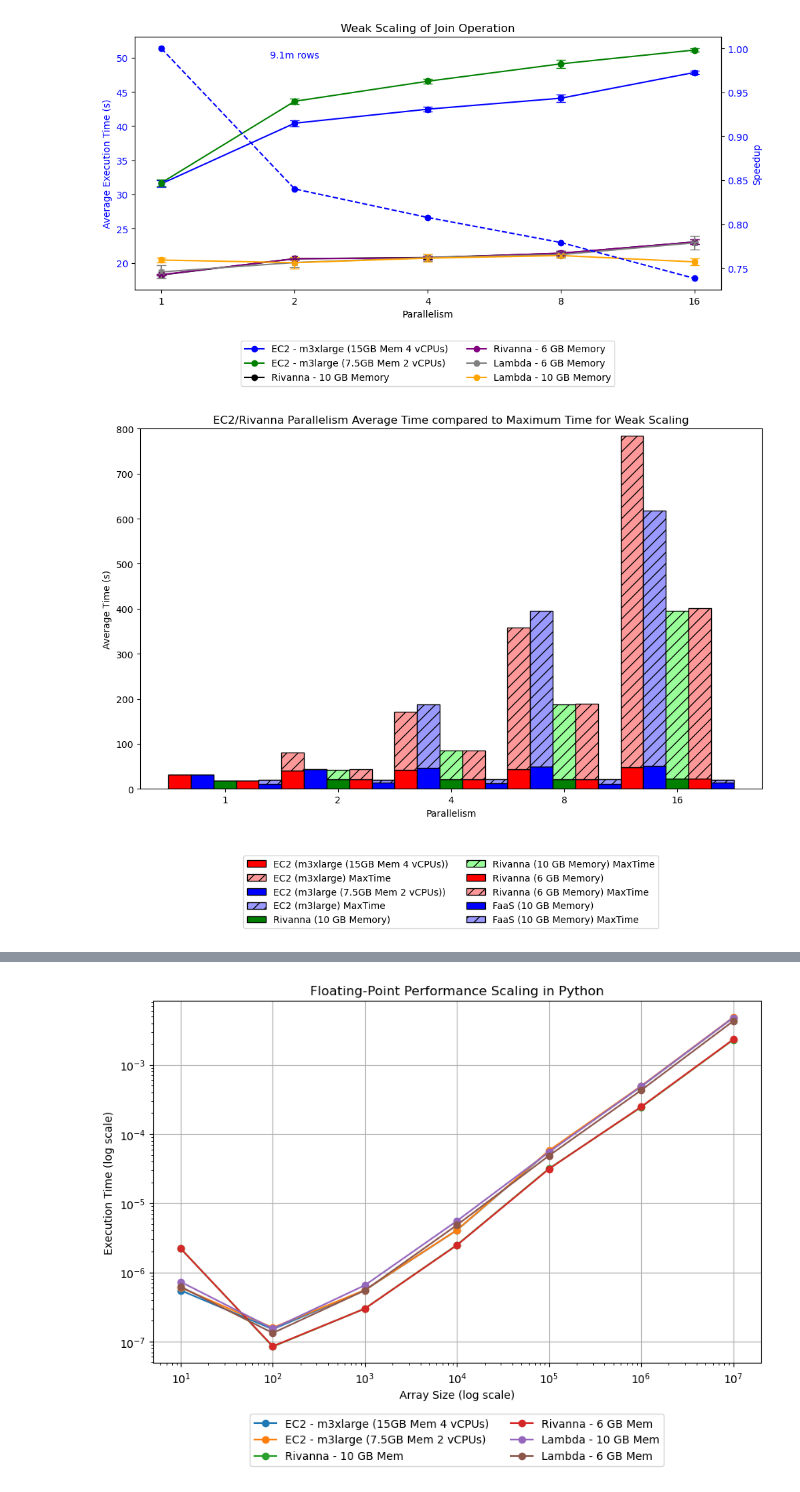
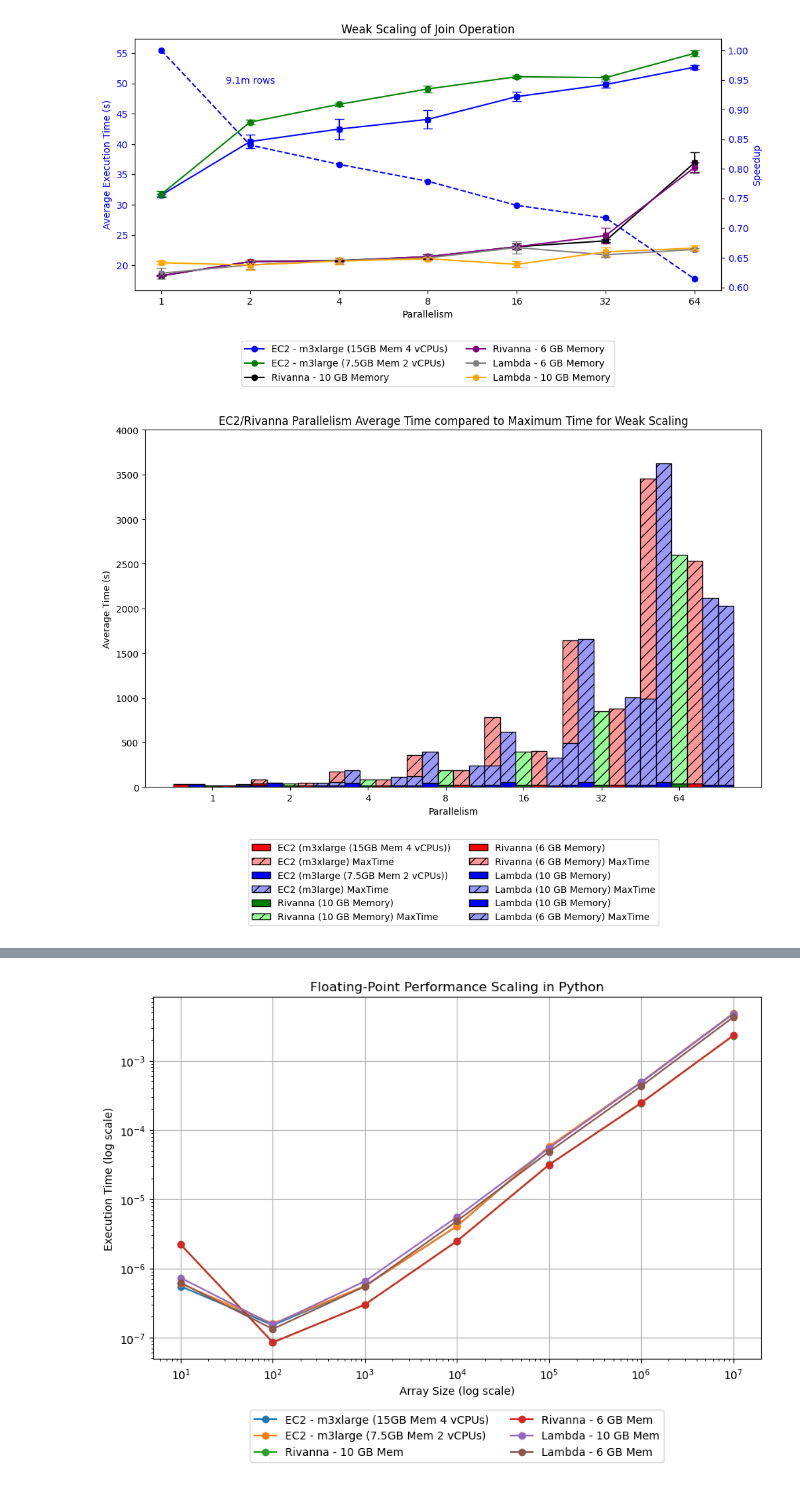
Before and after one commit to mstaylor/cylon, a Jupyter notebook: target/aws/scripts/notebooks/Join_Weak_Scaling_quals.ipynb, the cells around one changed output, grey strips where cells are left out. Saved outputs shown, nothing was run; the diff lists cells and outputs as text; code cells hidden in the pictures.

```diff
--- a/target/aws/scripts/notebooks/Join_Weak_Scaling_quals.ipynb
+++ b/target/aws/scripts/notebooks/Join_Weak_Scaling_quals.ipynb
@@ -150,24 +164,22 @@ import matplotlib.pyplot as plt
 import numpy as np
 
 # Given data
-world_size = ['1', '2', '4', '8', '16']
-m3xlarge = [31.57827055, 40.42526209, 42.48108244, 44.08796617, 47.843523]
-#fargate_16_28 = [33.68915534, 43.69193071, 41.93854758, 47.86141147, 47.81775132]
-rivanna_10GB = [18.24416029, 20.60858124, 20.78106607, 21.40211465, 23.05694579]
-m3large = [31.71825963, 43.63236368, 46.56648615, 49.11144567, 51.12758547]
-#fargate_4_26 = [33.68915534, 43.69193071, 41.93854758, 47.86141147, 47.81775132]
-rivanna_6GB = [18.2778548, 20.607876, 20.72528571, 21.42728365, 23.0560276]
-lambda_10GB = [20.4175576, 20.03076804, 20.69381972, 21.07601555, 20.14870176]
-lambda_6GB = [18.67931765, 20.05292544, 20.77114639, 21.21451118, 22.92575049]
+world_size = ['1', '2', '4', '8', '16', '32', '64']
+m3xlarge = [31.57827055, 40.42526209, 42.48108244, 44.08796617, 47.843523, 49.83164892, 52.70420392]
+m3large = [31.71825963, 43.63236368, 46.56648615, 49.11144567, 51.12758547, 50.97247666, 54.98937922]
+rivanna_10GB = [18.24416029, 20.60858124, 20.78106607, 21.40211465, 23.05694579, 24.03629866, 36.92537579]
+rivanna_6GB = [18.2778548, 20.607876, 20.72528571, 21.42728365, 23.0560276, 24.897775, 36.14100222]
+lambda_10GB = [20.4175576, 20.03076804, 20.69381972, 21.07601555, 20.14870176, 22.21386853, 22.82721216]
+lambda_6GB = [18.67931765, 20.05292544, 20.77114639, 21.21451118, 22.92575049, 21.72994294, 22.60703388]
 
-m3xlarge_err = [0.4891137684, 0.437216625, 0.3161470289, 0.5698057132, 0.2221095351]
-#fargate_16_28_err = [ 0.06717432151, 0.1975157265, 1.030607572, 0.6329357667, 1.287566371]
-rivanna_10GB_err = [0.1082922049, 0.1178178359, 0.2236477965, 0.3307268371, 0.3448240028]
-m3large_err = [0.4891137684, 0.437216625, 0.3161470289, 0.5698057132, 0.2221095351]
-#fargate_4_26_err = [ 0.06717432151, 0.1975157265, 1.030607572, 0.6329357667, 1.287566371]
-rivanna_6GB_err = [0.1082922049, 0.1178178359, 0.2236477965, 0.3307268371, 0.3448240028]
-lambda_6GB_err = [0.9371924984, 0.6816772169, 0.488337019, 0.429582007, 0.9709855563]
-lambda_10GB_err = [0.3223338864, 0.8356659236, 0.5303307103, 0.259753258, 0.5288880707 ]
+
+
+m3xlarge_err = [0.2038667311, 1.094349857, 1.676429148, 1.502445908, 0.7847227455, 0.4737619671, 0.3408330905]
+m3large_err = [0.4891137684, 0.437216625, 0.3161470289, 0.5698057132, 0.2221095351, 0.3001188633, 0.4916862372]
+rivanna_10GB_err = [0.04521065741, 0.123516355, 0.04790843696, 0.3732098776, 0.5051334901, 0.2561240218, 1.70350942]
+rivanna_6GB_err = [0.1082922049, 0.1178178359, 0.2236477965, 0.3307268371, 0.3448240028, 1.267297664, 0.7986780213]
+lambda_10GB_err = [0.3223338864, 0.8356659236, 0.5303307103, 0.259753258, 0.5288880707, 0.7039481278, 0.4073995519 ]
+lambda_6GB_err = [0.9371924984, 0.6816772169, 0.488337019, 0.429582007, 0.9709855563, 0.3918859481, 0.2207223752]
 
 # Combine all datasets into a single array for averaging
 datasets = np.array([
@@ -206,8 +218,6 @@ ax1.plot(world_size, lambda_10GB, marker='o', color='orange', label='Lambda - 10
 # Add error bars
 ax1.errorbar(world_size, m3xlarge, yerr=m3xlarge_err, fmt='x', color='b', ecolor='b', capsize=5)
 ax1.errorbar(world_size, m3large, yerr=m3large_err, fmt='o', color='g', ecolor='g', capsize=5)
-#ax1.errorbar(world_size, fargate_4_26, yerr=fargate_4_26_err, fmt='x', color='r', ecolor='r', capsize=5)
-#ax1.errorbar(world_size, fargate_16_28, yerr=fargate_16_28_err, fmt='x', color='orange', ecolor='orange', capsize=5)
 ax1.errorbar(world_size, rivanna_10GB, yerr=rivanna_10GB_err, fmt='x', color='black', ecolor='black', capsize=5)
 ax1.errorbar(world_size, rivanna_6GB, yerr=rivanna_6GB_err, fmt='x', color='purple', ecolor='purple', capsize=5)
 ax1.errorbar(world_size, lambda_6GB, yerr=lambda_6GB_err, fmt='x', color='grey', ecolor='grey', capsize=5)
@@ -240,27 +250,29 @@ plt.tight_layout()
 plt.savefig('join-s-scaling-speedup.svg', format='svg')
 plt.show()
 # %% [output]
-[figure, old version]
+[figure, new version]
 # %%
 import matplotlib.pyplot as plt
 import numpy as np
 
 # Given data
-world_size = ['1', '2', '4', '8', '16']
-m3xlarge = [31.57827055, 40.42526209, 42.48108244, 44.08796617, 47.843523]
-rivanna_10GB = [18.24416029, 20.60858124, 20.78106607, 21.40211465, 23.05694579]
-m3large = [31.71825963, 43.63236368, 46.56648615, 49.11144567, 51.12758547]
-rivanna_6GB = [18.2778548, 20.607876, 20.72528571, 21.42728365, 23.0560276]
-lambda_10GB = [20.4175576, 20.03076804, 20.69381972, 21.07601555, 20.14870176]
-lambda_6GB = [18.67931765, 20.05292544, 20.77114639, 21.21451118, 22.92575049]
+world_size = ['1', '2', '4', '8', '16', '32', '64']
+m3xlarge = [31.57827055, 40.42526209, 42.48108244, 44.08796617, 47.843523, 49.83164892, 52.70420392]
+m3large = [31.71825963, 43.63236368, 46.56648615, 49.11144567, 51.12758547, 50.97247666, 54.98937922]
+rivanna_10GB = [18.24416029, 20.60858124, 20.78106607, 21.40211465, 23.05694579, 24.03629866, 36.92537579]
+rivanna_6GB = [18.2778548, 20.607876, 20.72528571, 21.42728365, 23.0560276, 24.897775, 36.14100222]
+lambda_10GB = [20.4175576, 20.03076804, 20.69381972, 21.07601555, 20.14870176, 22.21386853, 22.82721216]
+lambda_6GB = [18.67931765, 20.05292544, 20.77114639, 21.21451118, 22.92575049, 21.72994294, 22.60703388]
+
 
 # Max times
-m3xlarge_maxtime = [31.76309943, 81.20064813, 171.8731022, 358.3511644, 784.544154]
-m3large_maxtime = [32.02841443, 43.82524204, 187.6989848, 395.7447579, 618.4843755]
-rivanna_10_maxtime = [18.44550091, 41.72224802, 85.1699512, 187.0062265, 394.799438]
-rivanna_6_maxtime = [18.34442371, 43.82524204, 84.57718474, 188.3389728, 401.7538987]
-lambda_6GB_err = [0.9371924984, 0.6816772169, 0.488337019, 0.429582007, 0.9709855563]
-lambda_10GB_err = [0.3223338864, 0.8356659236, 0.5303307103, 0.259753258, 0.5288880707 ]
+m3xlarge_maxtime = [31.76309943, 81.20064813, 171.8731022, 358.3511644, 784.544154, 1639.960226, 3454.544433]
+m3large_maxtime = [32.02841443, 43.82524204, 187.6989848, 395.7447579, 618.4843755, 1658.959287, 3621.858644]
+rivanna_10_maxtime = [18.44550091, 41.72224802, 85.1699512, 187.0062265, 394.799438, 849.4123842, 2599.632969]
+rivanna_6_maxtime = [18.34442371, 43.82524204, 84.57718474, 188.3389728, 401.7538987, 876.3872979, 2529.995181]
+lambda_10_maxtime = [28.59140575, 48.74971336, 112.1148545, 238.461687, 328.9336474, 1002.103224, 2117.600154]
+lambda_6_maxtime = [20.84643602, 51.95947075, 117.6787722, 236.4912802, 493.5688269, 987.5214154, 2029.427339]
+
 
 # Set width of bar
 barWidth = 0.2
@@ -270,6 +282,8 @@ br2 = [x + barWidth for x in br1]
 br3 = [x + barWidth for x in br2]
 br4 = [x + barWidth for x in br3]
 br5 = [x + barWidth for x in br4]
+br6 = [x + barWidth for x in br5]
+
 
 fig, ax = plt.subplots(figsize=(12, 7))
 
@@ -283,37 +297,40 @@ plt.bar(br1, np.subtract(m3xlarge_maxtime, m3xlarge), width=barWidth, bottom=m3x
         color=max_colors[0], edgecolor='black', hatch='//', label='EC2 (m3xlarge) MaxTime')
 
 plt.bar(br2, m3large, width=barWidth, color=base_colors[1], edgecolor='black', label='EC2 (m3large (7.5GB Mem 2 vCPUs))')
 plt.bar(br2, np.subtract(m3large_maxtime, m3large), width=barWidth, bottom=m3large,
         color=max_colors[1], edgecolor='black', hatch='//', label='EC2 (m3large) MaxTime')
 
 plt.bar(br3, rivanna_10GB, width=barWidth, color=base_colors[2], edgecolor='black', label='Rivanna (10 GB Memory)')
 plt.bar(br3, np.subtract(rivanna_10_maxtime, rivanna_10GB), width=barWidth, bottom=rivanna_10GB,
         color=max_colors[2], edgecolor='black', hatch='//', label='Rivanna (10 GB Memory) MaxTime')
 
 plt.bar(br4, rivanna_6GB, width=barWidth, color=base_colors[0], edgecolor='black', label='Rivanna (6 GB Memory)')
 plt.bar(br4, np.subtract(rivanna_6_maxtime, rivanna_6GB), width=barWidth, bottom=rivanna_6GB,
         color=max_colors[0], edgecolor='black', hatch='//', label='Rivanna (6 GB Memory) MaxTime')
 
-plt.bar(br5, lambda_10GB, width=barWidth, color=base_colors[1], edgecolor='black', label='FaaS (10 GB Memory)')
+plt.bar(br5, lambda_10GB, width=barWidth, color=base_colors[1], edgecolor='black', label='Lambda (10 GB Memory)')
 plt.bar(br5, np.subtract(lambda_10_maxtime, lambda_10GB), width=barWidth, bottom=lambda_10GB,
-        color=max_colors[1], edgecolor='black', hatch='//', label='FaaS (10 GB Memory) MaxTime')
+        color=max_colors[1], edgecolor='black', hatch='//', label='Lambda (10 GB Memory) MaxTime')
+plt.bar(br6, lambda_6GB, width=barWidth, color=base_colors[1], edgecolor='black', label='Lambda (10 GB Memory)')
+plt.bar(br6, np.subtract(lambda_6_maxtime, lambda_6GB), width=barWidth, bottom=lambda_6GB,
+        color=max_colors[1], edgecolor='black', hatch='//', label='Lambda (6 GB Memory) MaxTime')
 
 # Customize the chart
-plt.ylim(0, 800)
+plt.ylim(0, 4000)
 plt.xticks([r + 2*barWidth for r in range(len(world_size))], world_size)
 
 # Add labels and title
 plt.xlabel('Parallelism')
 plt.ylabel('Average Time (s)')
 plt.title('EC2/Rivanna Parallelism Average Time compared to Maximum Time for Weak Scaling')
 
 # Add a legend
 plt.legend(loc="lower center", bbox_to_anchor=(0.5, -0.4), ncol=2)
 
 # Display the chart
 plt.show()
 # %% [output]
-[figure, old version]
+[figure, new version]
 # %%
 import matplotlib.pyplot as plt
 import numpy as np
```
Also changed, not shown: parts of 7 cells of this notebook.
